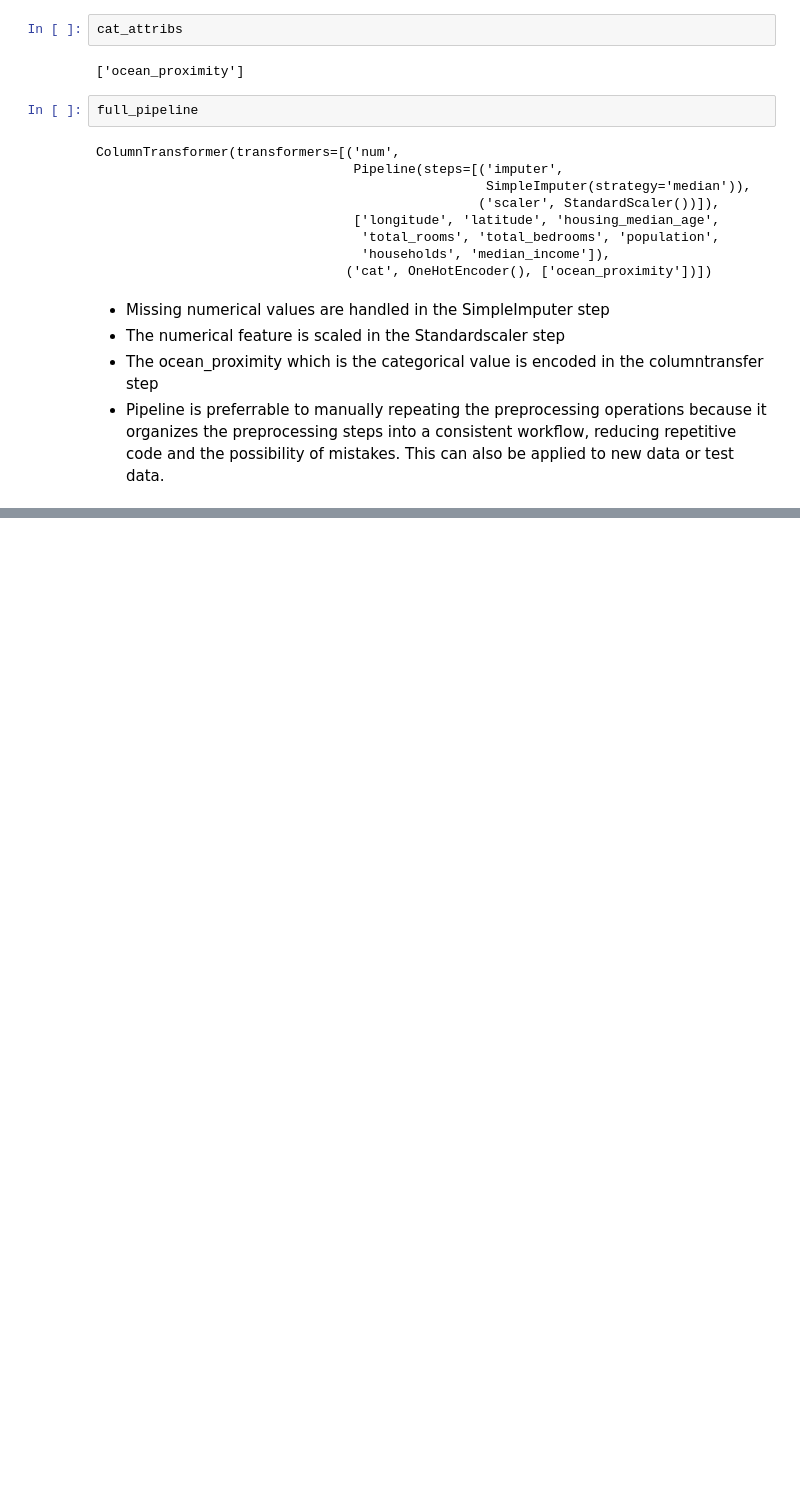
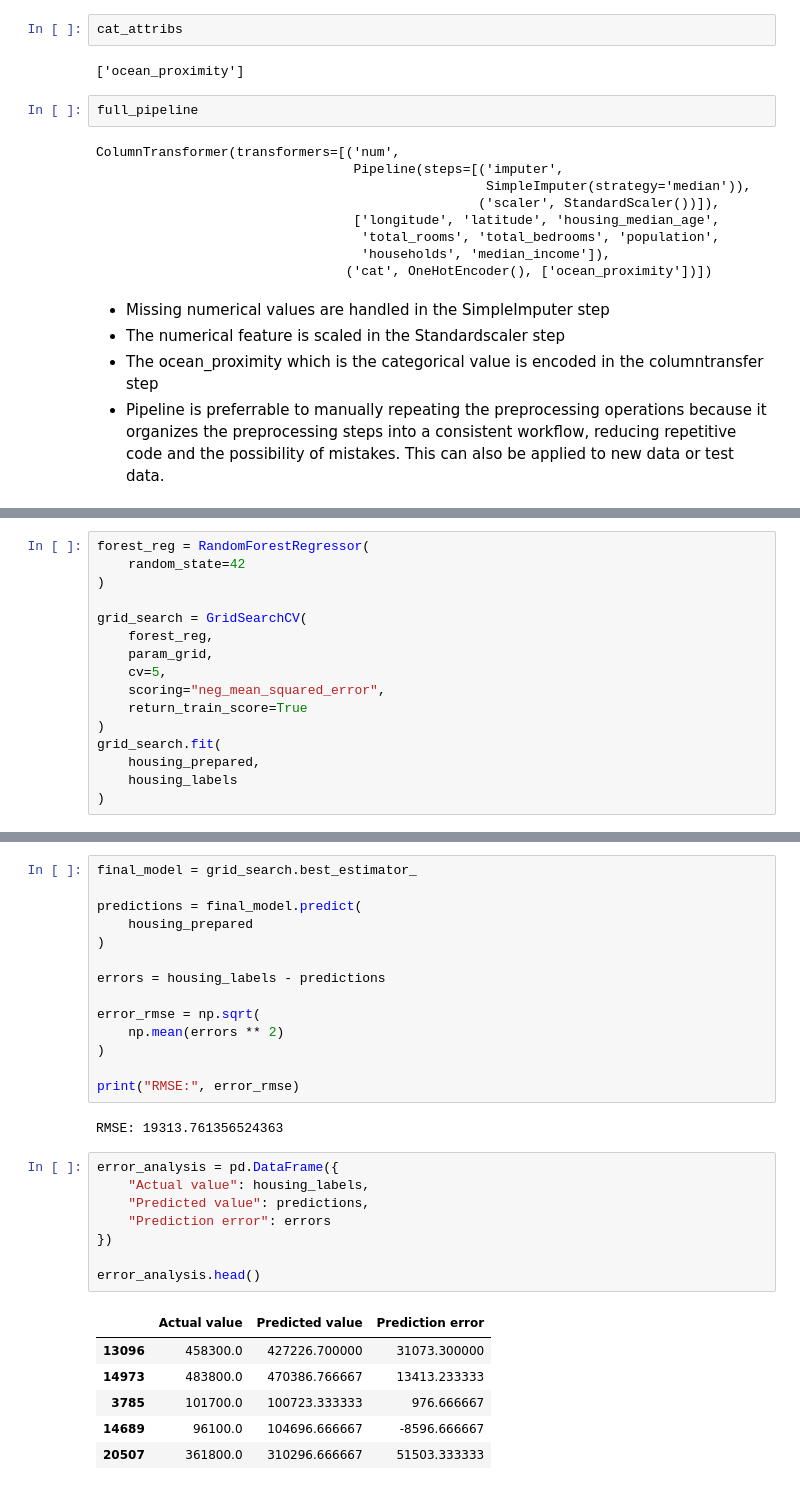
Before and after one commit to Dimma-create/AI-ML-LABS, a Jupyter notebook: IAI600_Lab_01.ipynb, the cells around one changed output, grey strips where cells are left out. Saved outputs shown, nothing was run; the diff lists cells and outputs as text; blank space fills up the shorter version.

```diff
--- a/IAI600_Lab_01.ipynb
+++ b/IAI600_Lab_01.ipynb
@@ -612,0 +841,16 @@ ColumnTransformer(transformers=[('num',
+# %%
+forest_reg = RandomForestRegressor(
+    random_state=42
+)
+
+grid_search = GridSearchCV(
+    forest_reg,
+    param_grid,
+    cv=5,
+    scoring="neg_mean_squared_error",
+    return_train_score=True
+)
+grid_search.fit(
+    housing_prepared,
+    housing_labels
+)
@@ -612,0 +981,31 @@ ColumnTransformer(transformers=[('num',
+# %%
+final_model = grid_search.best_estimator_
+
+predictions = final_model.predict(
+    housing_prepared
+)
+
+errors = housing_labels - predictions
+
+error_rmse = np.sqrt(
+    np.mean(errors ** 2)
+)
+
+print("RMSE:", error_rmse)
+# %% [output]
+RMSE: 19313.761356524363
+# %%
+error_analysis = pd.DataFrame({
+    "Actual value": housing_labels,
+    "Predicted value": predictions,
+    "Prediction error": errors
+})
+
+error_analysis.head()
+# %% [output]
+|  | Actual value | Predicted value | Prediction error |
+| 13096 | 458300.0 | 427226.700000 | 31073.300000 |
+| 14973 | 483800.0 | 470386.766667 | 13413.233333 |
+| 3785 | 101700.0 | 100723.333333 | 976.666667 |
+| 14689 | 96100.0 | 104696.666667 | -8596.666667 |
+| 20507 | 361800.0 | 310296.666667 | 51503.333333 |
```
Also changed, not shown: parts of 54 cells of this notebook, 2 other files.
